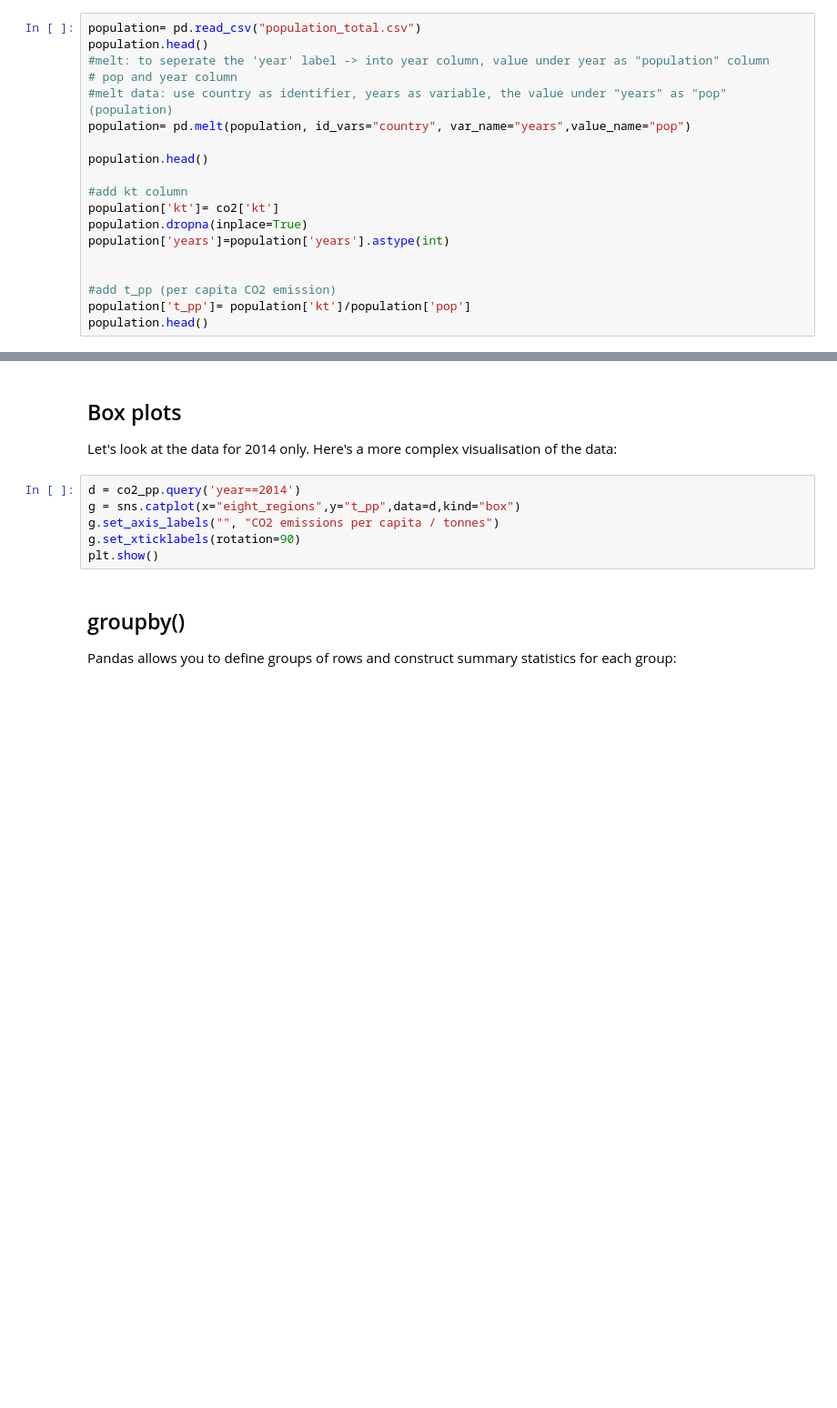
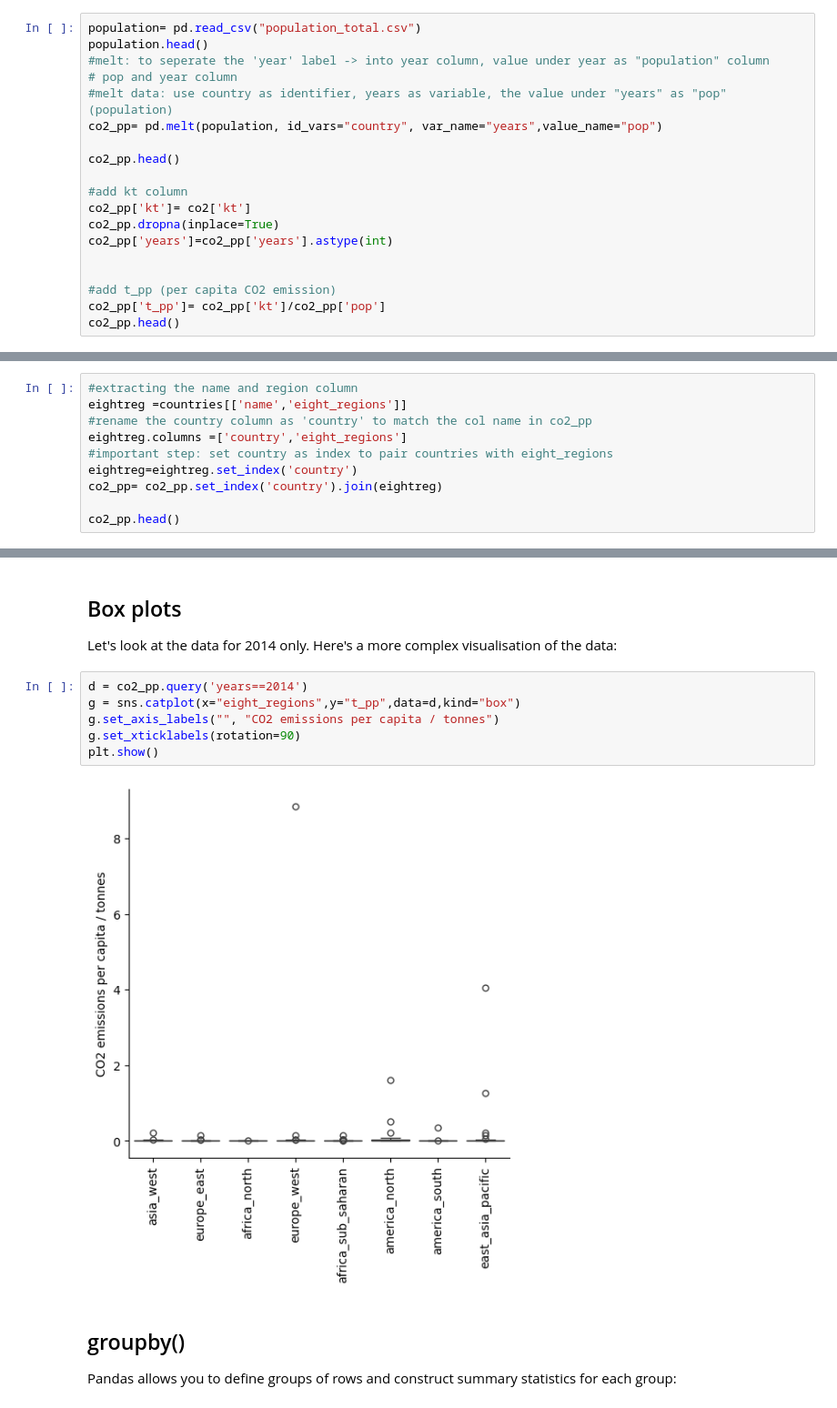
Before and after one commit to natic23/RCDS-data-processing-with-python, a Jupyter notebook: 5_Manipulating_Data.ipynb, the cells around one changed output, grey strips where cells are left out. Shown at 91% size. Drawn from its saved outputs; the diff is of its cells as text; blank space fills up the shorter version.

```diff
--- a/5_Manipulating_Data.ipynb
+++ b/5_Manipulating_Data.ipynb
@@ -167,19 +167,19 @@ population.head()
 #melt: to seperate the 'year' label -> into year column, value under year as "population" column
 # pop and year column
 #melt data: use country as identifier, years as variable, the value under "years" as "pop"(population)
-population= pd.melt(population, id_vars="country", var_name="years",value_name="pop")
+co2_pp= pd.melt(population, id_vars="country", var_name="years",value_name="pop")
 
-population.head()
+co2_pp.head()
 
 #add kt column
-population['kt']= co2['kt']
-population.dropna(inplace=True)
-population['years']=population['years'].astype(int)
+co2_pp['kt']= co2['kt']
+co2_pp.dropna(inplace=True)
+co2_pp['years']=co2_pp['years'].astype(int)
 
 
 #add t_pp (per capita CO2 emission)
-population['t_pp']= population['kt']/population['pop']
-population.head()
+co2_pp['t_pp']= co2_pp['kt']/co2_pp['pop']
+co2_pp.head()
 # %% [output]
 |  | country | years | pop | kt | t_pp |
 | 182 | Uganda | 1800 | 2100000 | 9360.0 | 0.004457 |
@@ -198,3 +198,13 @@ Cases often belong to distinct groups that we want to compare with each other in
 #### Exercise {-}
 
 Using the output of the previous exercise and the `countries` dataframe, add a column for the `eight_regions` grouping.
+# %%
+#extracting the name and region column
+eightreg =countries[['name','eight_regions']]
+#rename the country column as 'country' to match the col name in co2_pp
+eightreg.columns =['country','eight_regions']
+#important step: set country as index to pair countries with eight_regions
+eightreg=eightreg.set_index('country')
+co2_pp= co2_pp.set_index('country').join(eightreg)
+
+co2_pp.head()
@@ -203,11 +221,13 @@ Using the output of the previous exercise and the `countries` dataframe, add a c
 
 Let's look at the data for 2014 only. Here's a more complex visualisation of the data:
 # %%
-d = co2_pp.query('year==2014')
+d = co2_pp.query('years==2014')
 g = sns.catplot(x="eight_regions",y="t_pp",data=d,kind="box")
 g.set_axis_labels("", "CO2 emissions per capita / tonnes")
 g.set_xticklabels(rotation=90)
 plt.show()
+# %% [output]
+[figure, added]
 # %% [markdown]
 ## groupby()
 
```
Also changed, not shown: parts of 5 cells of this notebook, 1 other file.
